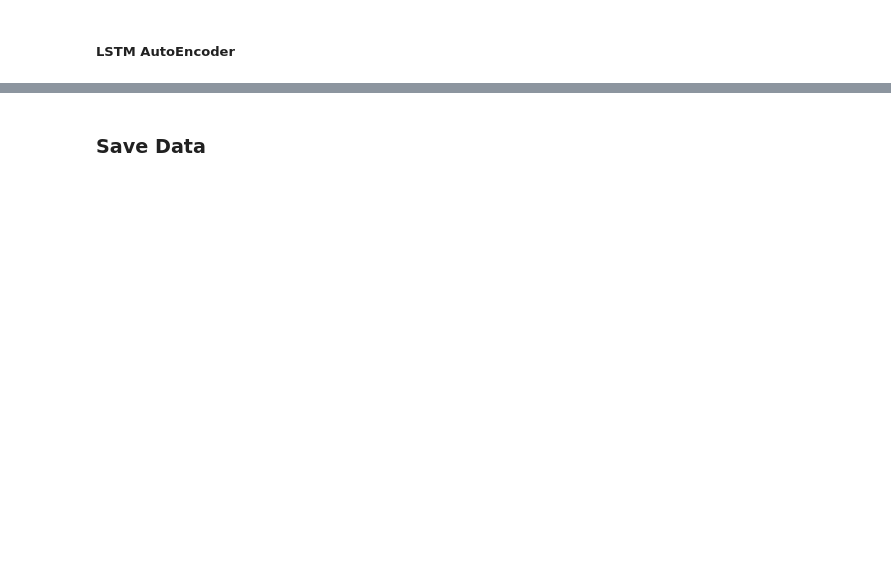
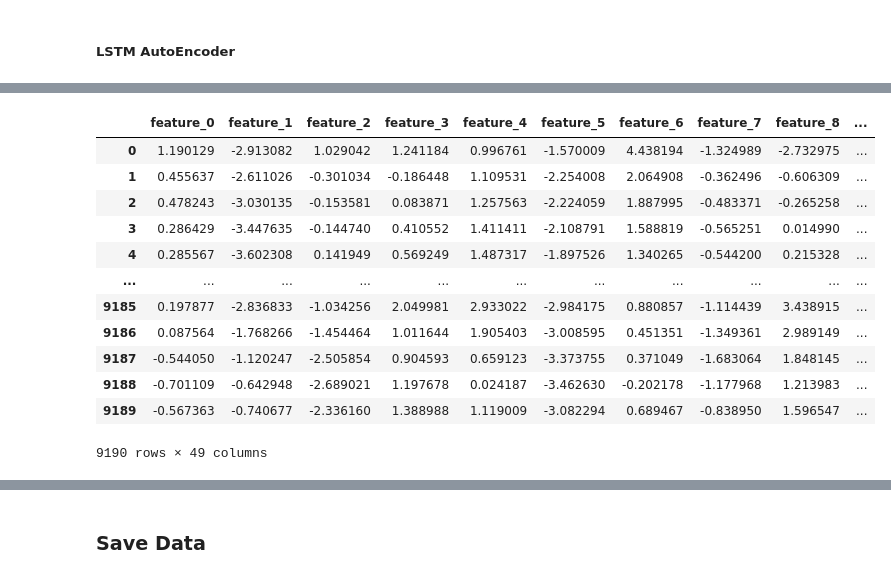
Before and after one commit to AndreCatarino/Energy-Price-Forecasting, a Jupyter notebook: docs/03_data_preparation.ipynb, the cells around one changed output, grey strips where cells are left out. Cells and saved outputs as stored; diff of their text form; code cells hidden in the pictures; blank space fills up the shorter version.

```diff
--- a/docs/03_data_preparation.ipynb
+++ b/docs/03_data_preparation.ipynb
@@ -475 +485,17 @@ X_val_encode = encoder.predict(X_val)
+# %%
+X_encode
+# %% [output]
+|  | feature_0 | feature_1 | feature_2 | feature_3 | feature_4 | feature_5 | feature_6 | feature_7 | feature_8 | ... |
+| 0 | 1.190129 | -2.913082 | 1.029042 | 1.241184 | 0.996761 | -1.570009 | 4.438194 | -1.324989 | -2.732975 | ... |
+| 1 | 0.455637 | -2.611026 | -0.301034 | -0.186448 | 1.109531 | -2.254008 | 2.064908 | -0.362496 | -0.606309 | ... |
+| 2 | 0.478243 | -3.030135 | -0.153581 | 0.083871 | 1.257563 | -2.224059 | 1.887995 | -0.483371 | -0.265258 | ... |
+| 3 | 0.286429 | -3.447635 | -0.144740 | 0.410552 | 1.411411 | -2.108791 | 1.588819 | -0.565251 | 0.014990 | ... |
+| 4 | 0.285567 | -3.602308 | 0.141949 | 0.569249 | 1.487317 | -1.897526 | 1.340265 | -0.544200 | 0.215328 | ... |
+| ... | ... | ... | ... | ... | ... | ... | ... | ... | ... | ... |
+| 9185 | 0.197877 | -2.836833 | -1.034256 | 2.049981 | 2.933022 | -2.984175 | 0.880857 | -1.114439 | 3.438915 | ... |
+| 9186 | 0.087564 | -1.768266 | -1.454464 | 1.011644 | 1.905403 | -3.008595 | 0.451351 | -1.349361 | 2.989149 | ... |
+| 9187 | -0.544050 | -1.120247 | -2.505854 | 0.904593 | 0.659123 | -3.373755 | 0.371049 | -1.683064 | 1.848145 | ... |
+| 9188 | -0.701109 | -0.642948 | -2.689021 | 1.197678 | 0.024187 | -3.462630 | -0.202178 | -1.177968 | 1.213983 | ... |
+| 9189 | -0.567363 | -0.740677 | -2.336160 | 1.388988 | 1.119009 | -3.082294 | 0.689467 | -0.838950 | 1.596547 | ... |
+9190 rows × 49 columns
 # %%
```
Also changed, not shown: parts of 4 cells of this notebook, 10 other files.
